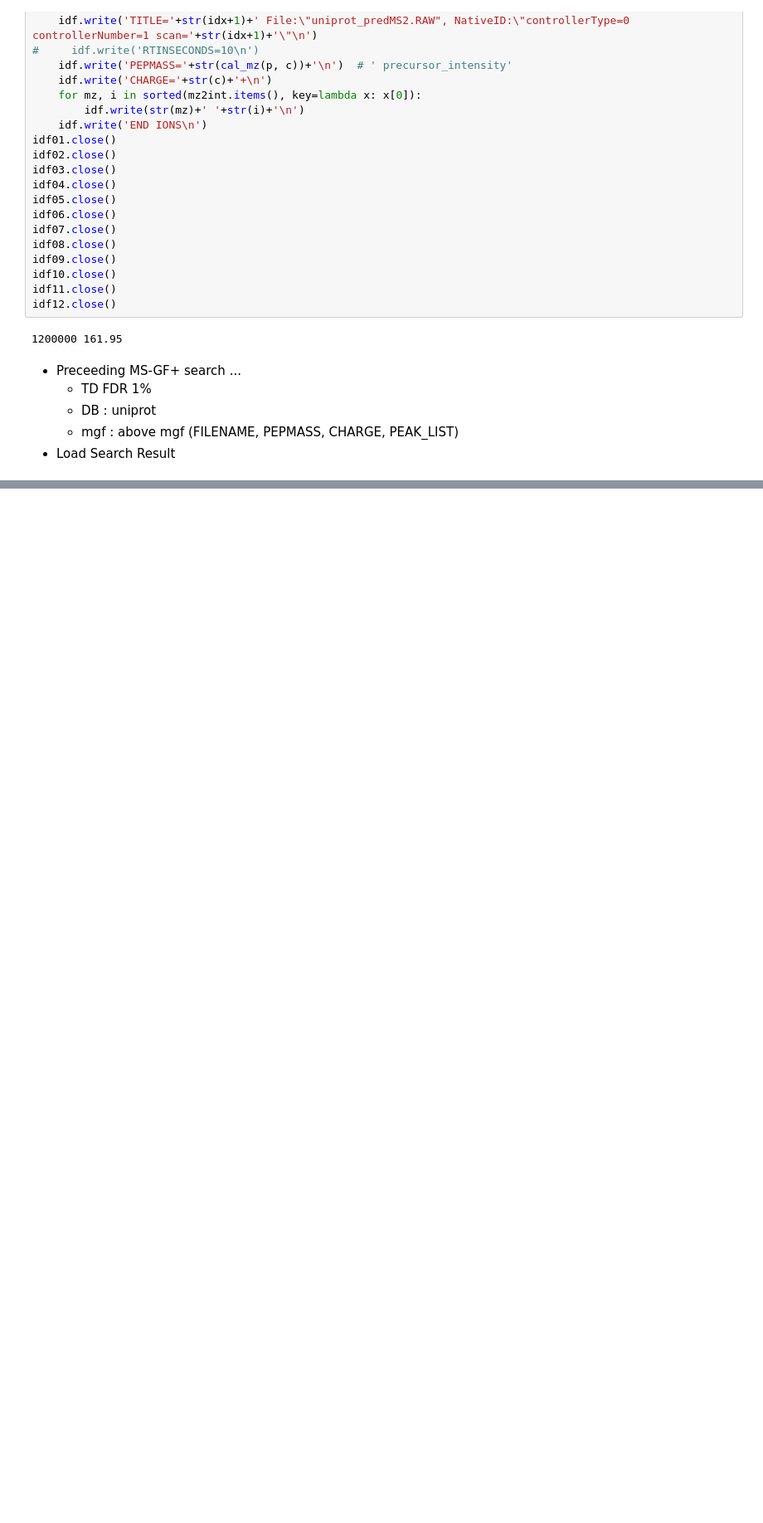
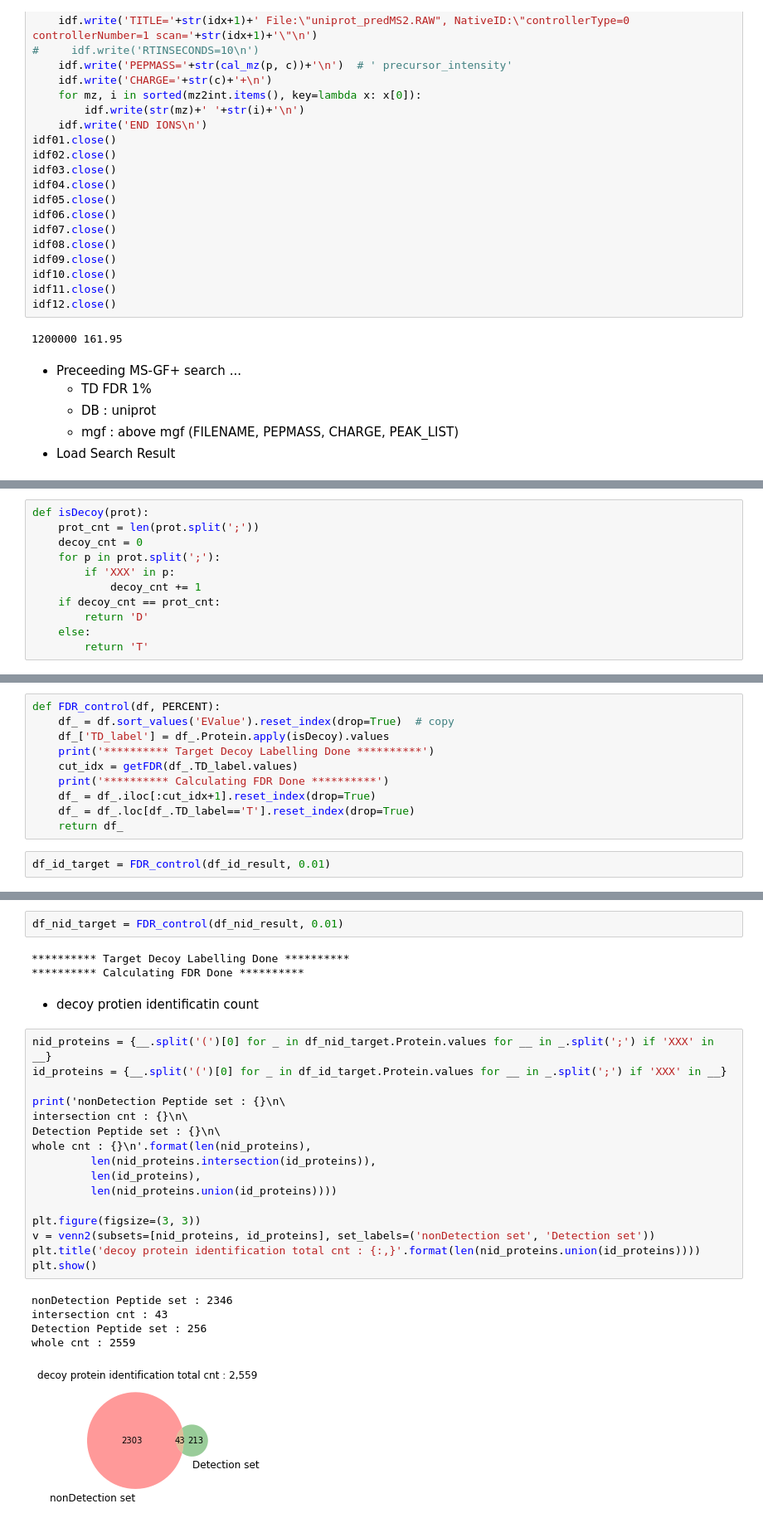
Before and after one commit to zoohoson/Peptide_Detectability, a Jupyter notebook: dataEDA_2019NatProsit_MS2prediction.ipynb, the cells around one changed output, grey strips where cells are left out. Shown: that part at 83% size. Drawn from its saved outputs; the diff is of its cells as text; blank space fills up the shorter version.

```diff
--- a/dataEDA_2019NatProsit_MS2prediction.ipynb
+++ b/dataEDA_2019NatProsit_MS2prediction.ipynb
@@ -715,0 +754,11 @@ idf12.close()
+# %%
+def isDecoy(prot):
+    prot_cnt = len(prot.split(';'))
+    decoy_cnt = 0
+    for p in prot.split(';'):
+        if 'XXX' in p:
+            decoy_cnt += 1
+    if decoy_cnt == prot_cnt:
+        return 'D'
+    else:
+        return 'T'
@@ -715,0 +783,12 @@ idf12.close()
+# %%
+def FDR_control(df, PERCENT):
+    df_ = df.sort_values('EValue').reset_index(drop=True)  # copy
+    df_['TD_label'] = df_.Protein.apply(isDecoy).values
+    print('********** Target Decoy Labelling Done **********')
+    cut_idx = getFDR(df_.TD_label.values)
+    print('********** Calculating FDR Done **********')
+    df_ = df_.iloc[:cut_idx+1].reset_index(drop=True)
+    df_ = df_.loc[df_.TD_label=='T'].reset_index(drop=True)
+    return df_
+# %%
+df_id_target = FDR_control(df_id_result, 0.01)
@@ -715,0 +798,29 @@ idf12.close()
+# %%
+df_nid_target = FDR_control(df_nid_result, 0.01)
+# %% [output]
+********** Target Decoy Labelling Done **********
+********** Calculating FDR Done **********
+# %% [markdown]
+* decoy protien identificatin count
+# %%
+nid_proteins = {__.split('(')[0] for _ in df_nid_target.Protein.values for __ in _.split(';') if 'XXX' in __}
+id_proteins = {__.split('(')[0] for _ in df_id_target.Protein.values for __ in _.split(';') if 'XXX' in __}
+
+print('nonDetection Peptide set : {}\n\
+intersection cnt : {}\n\
+Detection Peptide set : {}\n\
+whole cnt : {}\n'.format(len(nid_proteins),
+         len(nid_proteins.intersection(id_proteins)),
+         len(id_proteins),
+         len(nid_proteins.union(id_proteins))))
+
+plt.figure(figsize=(3, 3))
+v = venn2(subsets=[nid_proteins, id_proteins], set_labels=('nonDetection set', 'Detection set'))
+plt.title('decoy protein identification total cnt : {:,}'.format(len(nid_proteins.union(id_proteins))))
+plt.show()
+# %% [output]
+nonDetection Peptide set : 2346
+intersection cnt : 43
+Detection Peptide set : 256
+whole cnt : 2559
+[figure, added]
```
Also changed, not shown: parts of 29 cells of this notebook, 12 other files.
